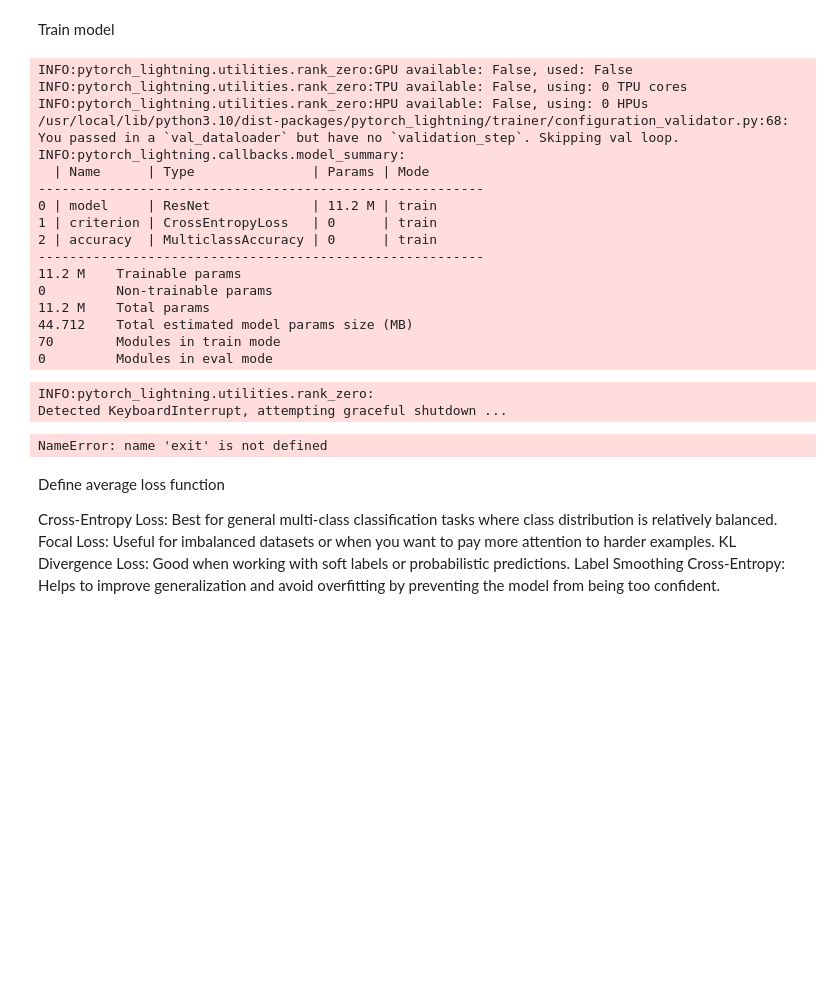
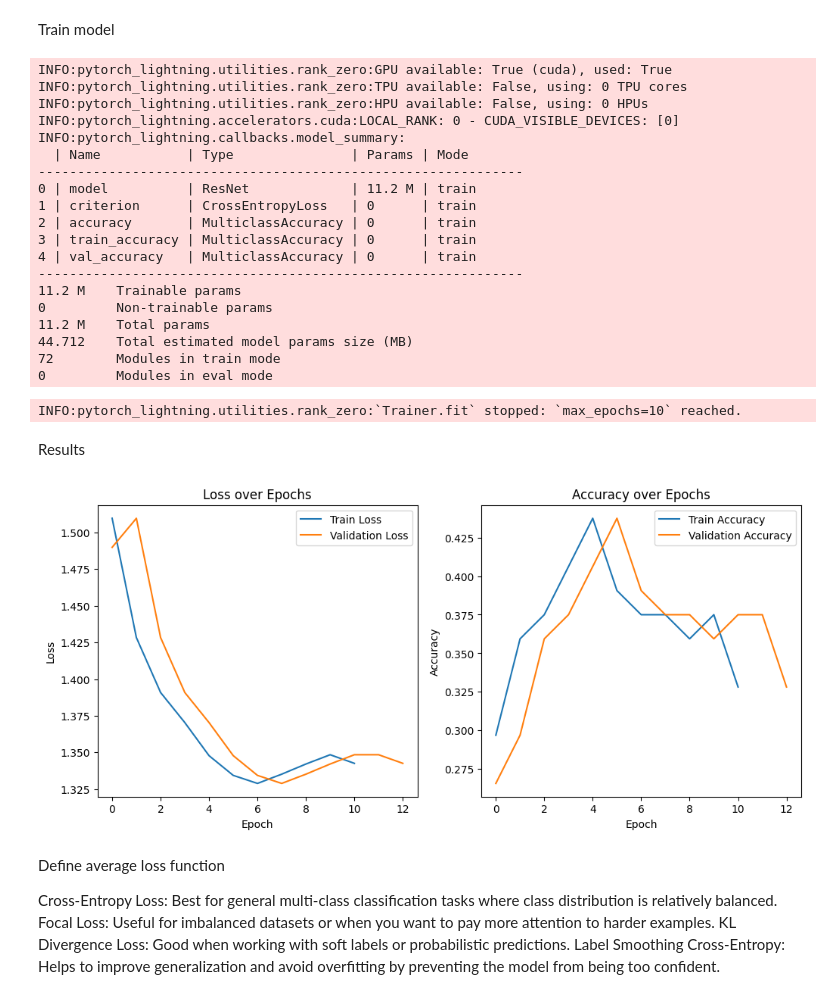
Before and after one commit to Strojove-uceni/2024-final-jiri-jozef, a Jupyter notebook: main.ipynb, the cells around one changed output. Cells and saved outputs as stored; diff of their text form; code cells hidden in the pictures; blank space fills up the shorter version.

Commit message:
model trained but not correctly

```diff
--- a/main.ipynb
+++ b/main.ipynb
@@ -19,7 +19,7 @@ Global variables
 IMG_size = 224
 BATCH_size = 32
 EPOCHS = 10
-LR = 0.1
+LR = 0.05
 # %% [markdown]
 **Možná přidat set_seed funkci, abychom měli stále stejné výsledky**
 # %% [markdown]
@@ -226,32 +243,64 @@ Train model
 # Initialize model
 model = CovidXrayClassifier()
 
+#lr_monitor = LearningRateMonitor(logging_interval='epoch')
+#early_stop_callback = EarlyStopping(monitor='val_loss',  patience=2, verbose=True, mode='min')
+#checkpoint_callback = ModelCheckpoint(monitor='val_loss', filename='savefile' )
+
 # Initialize trainer
-trainer = pl.Trainer(max_epochs=EPOCHS)
+trainer = pl.Trainer(max_epochs=EPOCHS, accelerator= 'gpu', log_every_n_steps=1)
+
 
 # train the model
-trainer.fit(model, train_loader, test_loader)
+trainer.fit(model, train_dataloaders=train_loader, val_dataloaders=test_loader)
 # %% [output]
-INFO:pytorch_lightning.utilities.rank_zero:GPU available: False, used: False
+INFO:pytorch_lightning.utilities.rank_zero:GPU available: True (cuda), used: True
 INFO:pytorch_lightning.utilities.rank_zero:TPU available: False, using: 0 TPU cores
 INFO:pytorch_lightning.utilities.rank_zero:HPU available: False, using: 0 HPUs
-/usr/local/lib/python3.10/dist-packages/pytorch_lightning/trainer/configuration_validator.py:68: You passed in a `val_dataloader` but have no `validation_step`. Skipping val loop.
+INFO:pytorch_lightning.accelerators.cuda:LOCAL_RANK: 0 - CUDA_VISIBLE_DEVICES: [0]
 INFO:pytorch_lightning.callbacks.model_summary:
-  | Name      | Type               | Params | Mode
----------------------------------------------------------
-0 | model     | ResNet             | 11.2 M | train
-1 | criterion | CrossEntropyLoss   | 0      | train
-2 | accuracy  | MulticlassAccuracy | 0      | train
----------------------------------------------------------
+  | Name           | Type               | Params | Mode
+--------------------------------------------------------------
+0 | model          | ResNet             | 11.2 M | train
+1 | criterion      | CrossEntropyLoss   | 0      | train
+2 | accuracy       | MulticlassAccuracy | 0      | train
+3 | train_accuracy | MulticlassAccuracy | 0      | train
+4 | val_accuracy   | MulticlassAccuracy | 0      | train
+--------------------------------------------------------------
 11.2 M    Trainable params
 0         Non-trainable params
 11.2 M    Total params
 44.712    Total estimated model params size (MB)
-70        Modules in train mode
+72        Modules in train mode
 0         Modules in eval mode
-INFO:pytorch_lightning.utilities.rank_zero:
-Detected KeyboardInterrupt, attempting graceful shutdown ...
+INFO:pytorch_lightning.utilities.rank_zero:`Trainer.fit` stopped: `max_epochs=10` reached.
-NameError: name 'exit' is not defined
+# %% [markdown]
+Results
+# %%
+# Plotting training and validation loss and accuracy
+plt.figure(figsize=(12, 5))
+
+# Plot Loss
+plt.subplot(1, 2, 1)
+plt.plot(model.train_losses, label="Train Loss")
+plt.plot(model.val_losses, label="Validation Loss")
+plt.xlabel("Epoch")
+plt.ylabel("Loss")
+plt.legend()
+plt.title("Loss over Epochs")
+
+# Plot Accuracy
+plt.subplot(1, 2, 2)
+plt.plot(model.train_accs, label="Train Accuracy")
+plt.plot(model.val_accs, label="Validation Accuracy")
+plt.xlabel("Epoch")
+plt.ylabel("Accuracy")
+plt.legend()
+plt.title("Accuracy over Epochs")
+
+plt.show()
+# %% [output]
+[figure, added]
 # %% [markdown]
 Define average loss function
 
```
Also changed, not shown: parts of 1 cell of this notebook.
